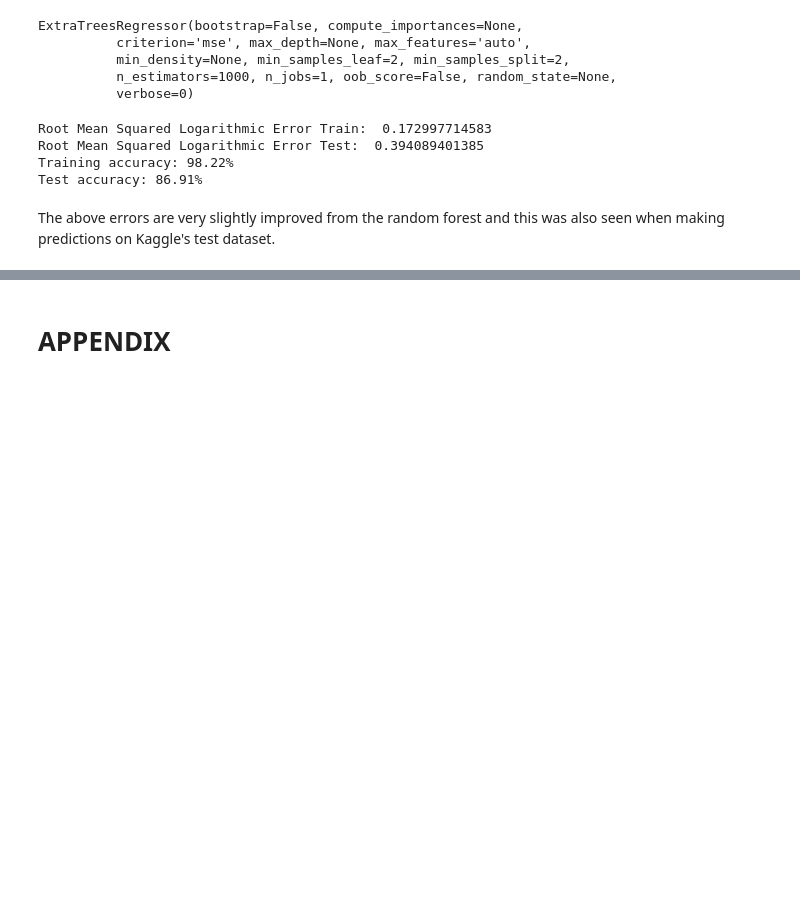
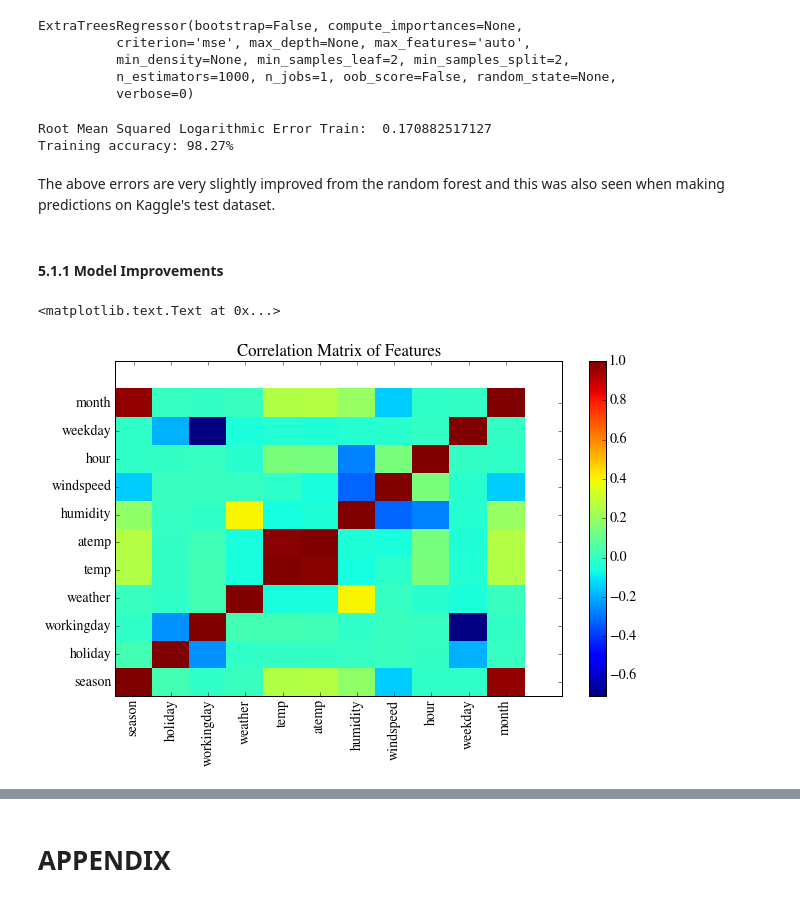
Before and after one commit to fraser-campbell/Machine-Learning-Projects, a Jupyter notebook: Bike Sharing/Bike Sharing.ipynb, the cells around one changed output, grey strips where cells are left out. Saved outputs shown, nothing was run; the diff lists cells and outputs as text; code cells hidden in the pictures; blank space fills up the shorter version.

Commit message:
Attempted optimisation of Random Forest Model

```diff
--- a/Bike Sharing/Bike Sharing.ipynb
+++ b/Bike Sharing/Bike Sharing.ipynb
@@ -750,15 +761,11 @@ ExtraTreesRegressor(bootstrap=False, compute_importances=None,
           verbose=0)
 # %%
 #Root Mean Squared Logarithmic Error (RMSLE)
-print "Root Mean Squared Logarithmic Error Train: ", rmsele(ET.predict(xtrain), ytrain)
-print "Root Mean Squared Logarithmic Error Test: ", rmsele(ET.predict(xtest), ytest)
-print "Training accuracy: %0.2f%%" % (100*ET.score(xtrain, ytrain))
-print "Test accuracy: %0.2f%%" % (100*ET.score(xtest, ytest)) + "\n"
+print "Root Mean Squared Logarithmic Error Train: ", rmsele(ET.predict(x_data), y_data)
+print "Training accuracy: %0.2f%%" % (100*ET.score(x_data, y_data))
 # %% [output]
-Root Mean Squared Logarithmic Error Train:  0.172997714583
-Root Mean Squared Logarithmic Error Test:  0.394089401385
-Training accuracy: 98.22%
-Test accuracy: 86.91%
+Root Mean Squared Logarithmic Error Train:  0.170882517127
+Training accuracy: 98.27%
 # %% [markdown]
 The above errors are very slightly improved from the random forest and this was also seen when making predictions on Kaggle's test dataset.
 # %%
@@ -770,0 +777,17 @@ pd.DataFrame.to_csv(dfET, 'submission_ET.csv', index = False)
+# %% [markdown]
+#### 5.1.1 Model Improvements
+# %%
+from numpy import corrcoef, sum, log, arange
+import matplotlib.pyplot as plt
+fig, ax = plt.subplots()
+R = corrcoef(x_data.T)
+pcolor(R)
+colorbar()
+ax.set_xticks(np.arange(x_data.shape[1]) + 0.5, minor=False) #code to align the labels with the correct column of data on plot
+ax.set_yticks(np.arange(x_data.shape[1]) + 0.5, minor=False)#code to align the labels with the correct row of data on plot
+ax.set_xticklabels(x_data.columns, rotation=90)
+ax.set_yticklabels(x_data.columns)
+ax.set_title("Correlation Matrix of Features")
+# %% [output]
+<matplotlib.text.Text at 0x...>
+[figure, added]
```
Also changed, not shown: parts of 23 cells of this notebook.
